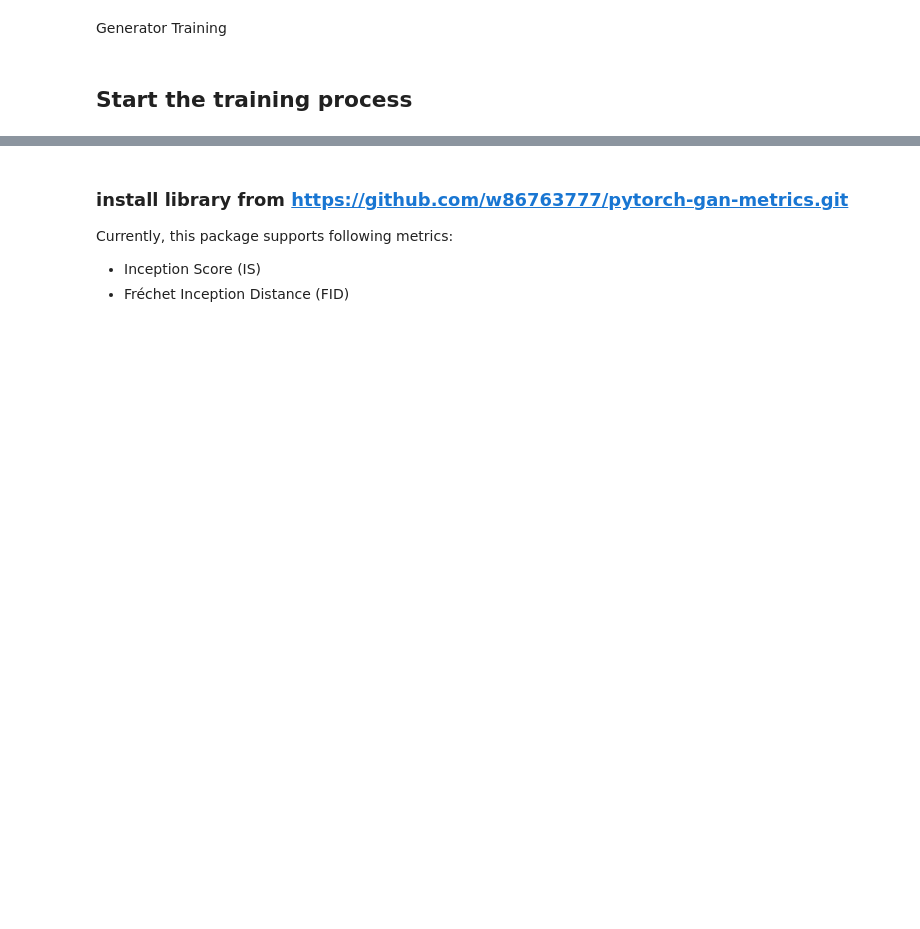
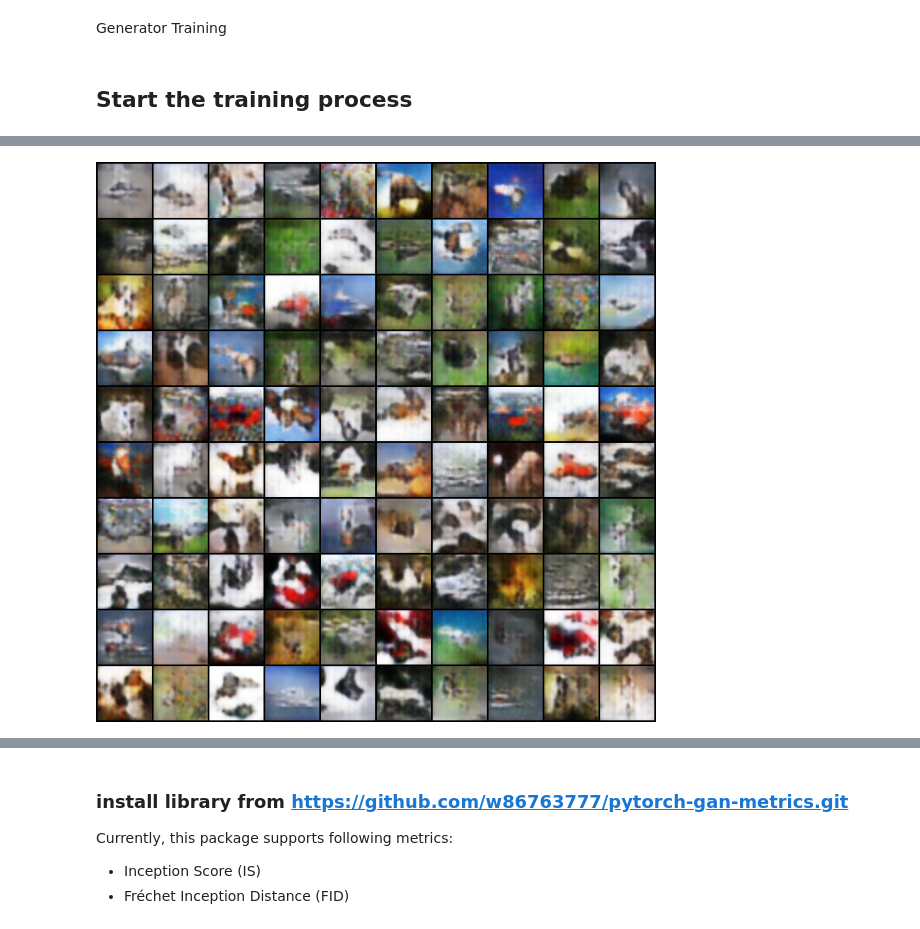
Before and after one commit to DenisPotekhin2002/Generative-Models-2025, a Jupyter notebook: Assignment 3/3_tricks_metrics_prev_HW_colab_train_generator_more_often.ipynb, the cells around one changed output, grey strips where cells are left out. Drawn from its saved outputs; the diff is of its cells as text; code cells hidden in the pictures; blank space fills up the shorter version.

```diff
--- a/Assignment 3/3_tricks_metrics_prev_HW_colab_train_generator_more_often.ipynb
+++ b/Assignment 3/3_tricks_metrics_prev_HW_colab_train_generator_more_often.ipynb
@@ -508,5 +553,7 @@ for epoch in range(num_epochs):
 # %%
-Image(os.path.join(CFG.sample_dir, 'fake_images_cifar_improved-0018.png'))
+Image(os.path.join(CFG.sample_dir, 'fake_images_cifar_improved-0048.png'))
+# %% [output]
+[figure, added]
 # %%
 plt.plot(d_losses, '-')
 plt.plot(g_losses, '-')
```
Also changed, not shown: parts of 9 cells of this notebook.
